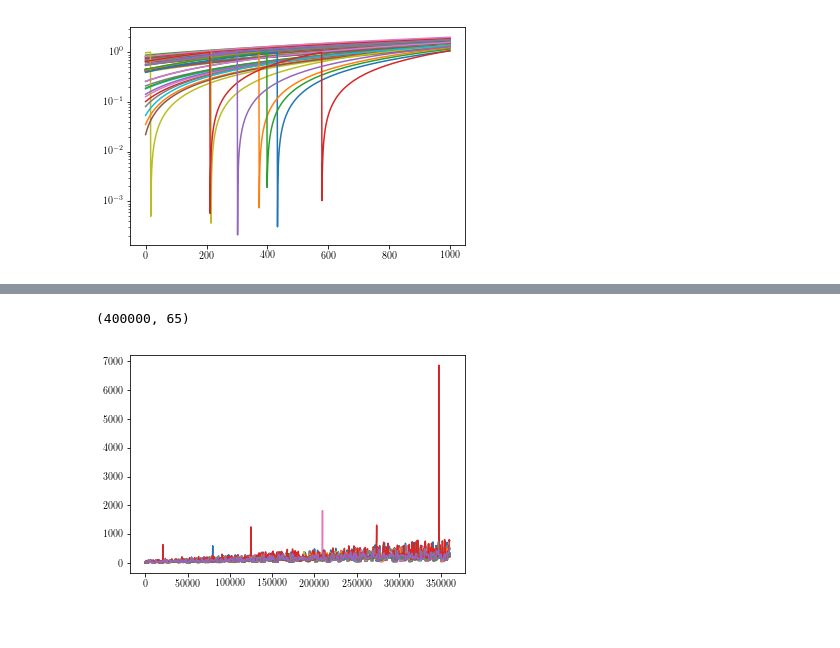
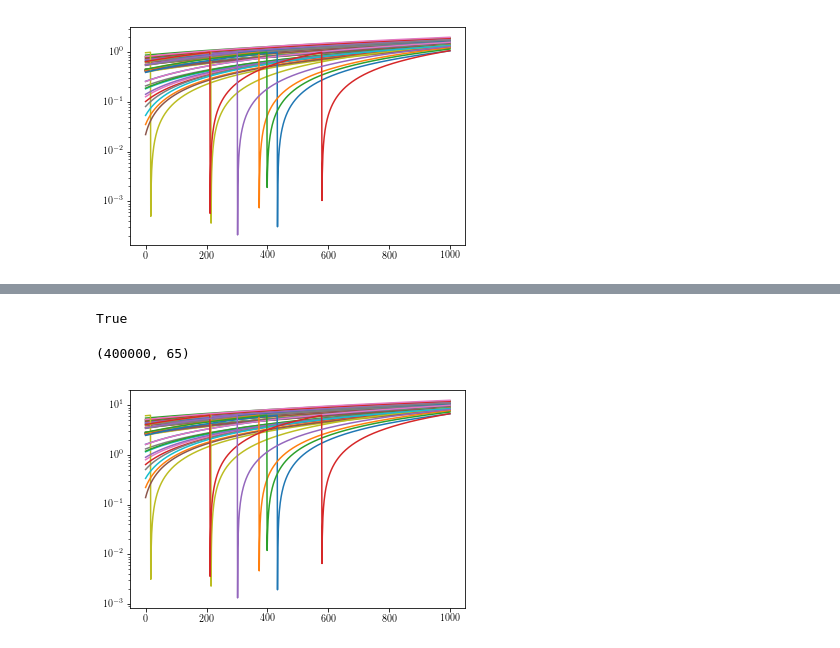
Before and after one commit to henmitch/chimera-2019, a Jupyter notebook: code/python/sim.ipynb, the cells around one changed output, grey strips where cells are left out. Saved outputs shown, nothing was run; the diff lists cells and outputs as text; code cells hidden in the pictures.

```diff
--- a/code/python/sim.ipynb
+++ b/code/python/sim.ipynb
@@ -109,7 +109,7 @@ def firing_time_mask(firing_timeses, tmax, N):
     times = np.linspace(0, tmax, N)
     k_mask = np.zeros((N, len(firing_timeses)))
     t_mask = k_mask.copy()
-    tp1_mask = t_mask.copy()
+    tp1_mask = t_mask.copy() + 1
     for i, firing_times in enumerate(firing_timeses):
         print(i)
         for j, firing_time in enumerate(firing_times[:-1]):
@@ -470,6 +470,8 @@ k_mask, t_mask, tp1_mask = firing_time_mask(t_bc, tmax, N)
 64
 CPU times: user 9min 20s, sys: 33.6 s, total: 9min 53s
 Wall time: 10min 41s
+# %%
+tp1_mask[tp1_mask == 0] = 1
 # %%
 T = np.vstack(65*[t]).T
 # %%
@@ -501,4 +481,5 @@ array([3982.50446454, 3983.5623888 , 3981.67017567, 3982.63899607,
 # %%
 %%time
-ϕ = 2*np.pi*(k_mask + T - t_mask)/(tp1_mask - t_mask)
+# ϕ = 2*np.pi*(k_mask + T - t_mask)/(tp1_mask - t_mask)
+ϕ = (T - t_mask)/(tp1_mask - t_mask)
 # %% [output]
@@ -507,8 +498,12 @@ Wall time: 761 ms
+# %%
+np.any(tp1_mask < T)
+# %% [output]
+True
 # %%
 ϕ.shape
 # %% [output]
 (400000, 65)
 # %%
-plt.plot(ϕ[39900:, :]);
+plt.semilogy(ϕ[399000:]);
 # %% [output]
-[figure, old version]
+[figure, new version]
```
Also changed, not shown: parts of 5 cells of this notebook.
